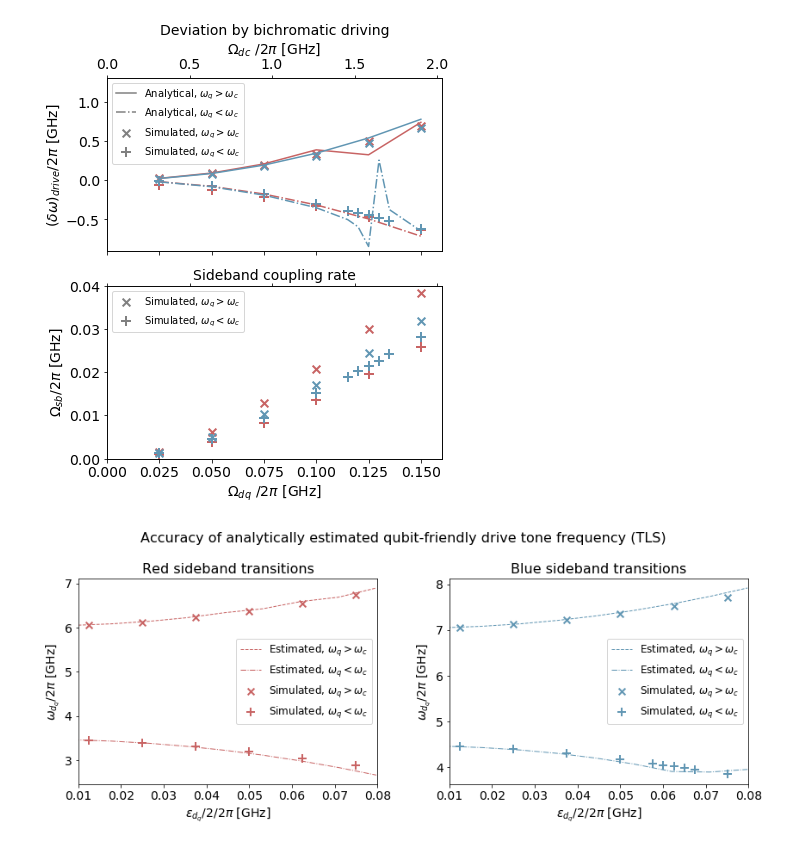
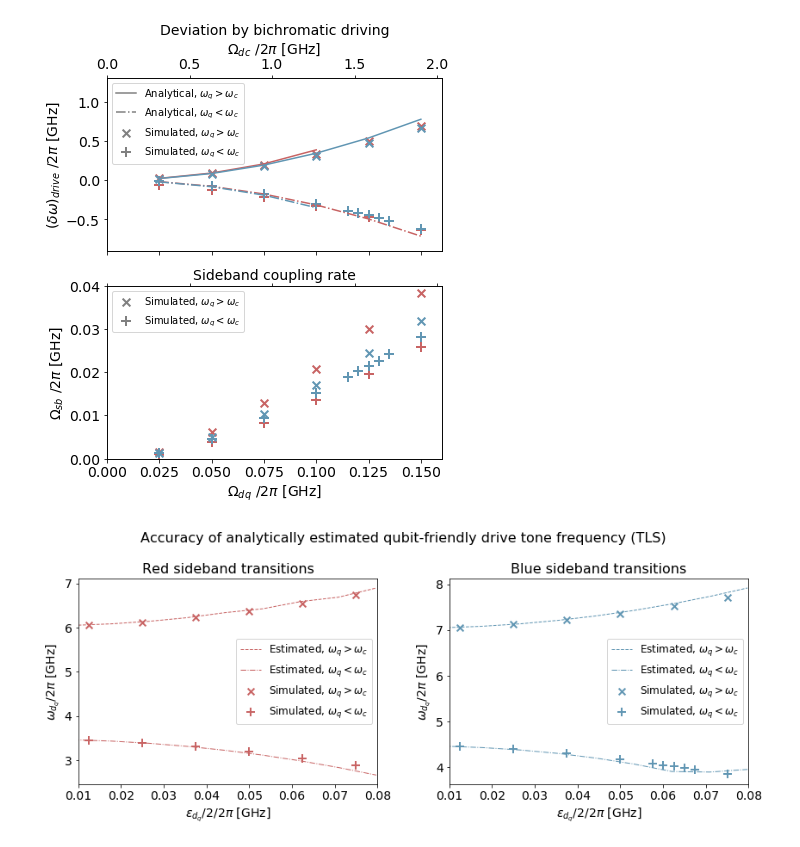
Before and after one commit to wouterkesselsap/thesis, a Jupyter notebook: overview_TLS_double.ipynb, the cells around one changed output. Saved outputs shown, nothing was run; the diff lists cells and outputs as text; code cells hidden in the pictures.

```diff
--- a/overview_TLS_double.ipynb
+++ b/overview_TLS_double.ipynb
@@ -53,10 +63,10 @@ ax1.scatter(epsq_smaller_red, devdr_red_smaller, marker=markerstyles['smaller'],
 ax1.scatter(epsq_larger, devdr_blue_larger, marker=markerstyles['larger'], lw=2, s=60, c=plotcolours['sbblue'])
 ax1.scatter(epsq_smaller_blue, devdr_blue_smaller, marker=markerstyles['smaller'], lw=2, s=100, c=plotcolours['sbblue'])
 
-ax1.plot(epsq_larger, devdr_th_red_larger, ls=linestyles['larger'], c=plotcolours['sbred'])
+ax1.plot(epsq_larger[:-2], devdr_th_red_larger[:-2], ls=linestyles['larger'], c=plotcolours['sbred'])
 ax1.plot(epsq_smaller_red, np.asarray(devdr_th_red_smaller), ls=linestyles['smaller'], c=plotcolours['sbred'])
 ax1.plot(epsq_larger, devdr_th_blue_larger, ls=linestyles['larger'], c=plotcolours['sbblue'])
-ax1.plot(epsq_smaller_blue, devdr_th_blue_smaller, ls=linestyles['smaller'], c=plotcolours['sbblue'])
+ax1.plot(epsq_smaller_blue[:4], devdr_th_blue_smaller[:4], ls=linestyles['smaller'], c=plotcolours['sbblue'])
 
 ax1.scatter(-1, -1, marker=markerstyles['larger'], lw=2, s=60, c='gray', label="Simulated, $\\omega_q > \\omega_c$")
 ax1.scatter(-1, -1, marker=markerstyles['smaller'], lw=2, s=100, c='gray', label="Simulated, $\\omega_q < \\omega_c$")
@@ -70,36 +80,36 @@ ax1.set_xlim(xlim_q)
 ax1.set_ylim([-0.9, 1.3])
 
 ax1.set_xticklabels([])
 plt.xlabel("$\\Omega_{{dc}}$ $/2\\pi$ [GHz]")
-ax1.set_ylabel("$(\\delta\\omega)_{drive}/2\\pi$ [GHz]")
+ax1.set_ylabel("$(\\delta\\omega)_{drive}$ $/2\\pi$ [GHz]")
 plt.title("Deviation by bichromatic driving")
 ax1.legend()
 
 plt.subplot(2, 1, 2)
 ax1 = plt.gca()
 ax1.scatter(epsq_larger, wsb_red_larger, marker=markerstyles['larger'], lw=2, s=60, c=plotcolours['sbred'])
 ax1.scatter(epsq_smaller_red, wsb_red_smaller, marker=markerstyles['smaller'], lw=2, s=100, c=plotcolours['sbred'])
 ax1.scatter(epsq_larger, wsb_blue_larger, marker=markerstyles['larger'], lw=2, s=60, c=plotcolours['sbblue'])
 ax1.scatter(epsq_smaller_blue, wsb_blue_smaller, marker=markerstyles['smaller'], lw=2, s=100, c=plotcolours['sbblue'])
 
 ax1.scatter(-1, -1, marker=markerstyles['larger'], lw=2, s=60, c='gray', label='Simulated, $\\omega_q > \\omega_c$')
 ax1.scatter(-1, -1, marker=markerstyles['smaller'], lw=2, s=100, c='gray', label='Simulated, $\\omega_q < \\omega_c$')
 
 ax2 = ax1.twiny()
 ax2.set_xlim(xlim_c)
 ax2.set_xticklabels([])
 
 ax1.set_xlim(xlim_q)
 ax1.set_ylim([0, 0.04])
 
 ax1.set_xlabel("$\\Omega_{{dq}}$ $/2\\pi$ [GHz]")
-ax1.set_ylabel("$\\Omega_{{sb}}/2\\pi$ [GHz]")
+ax1.set_ylabel("$\\Omega_{{sb}}$ $/2\\pi$ [GHz]")
 plt.title("Sideband coupling rate")
 ax1.legend()
 
 plt.show()
 # %% [output]
-[figure, old version]
+[figure, new version]
 # %%
 b, a, nq, nc = ops(2, 10)
 Hc = 0.2*2*pi*(a + a.dag())*(b + b.dag())
```
Also changed, not shown: parts of 1 cell of this notebook, 1 other file.
